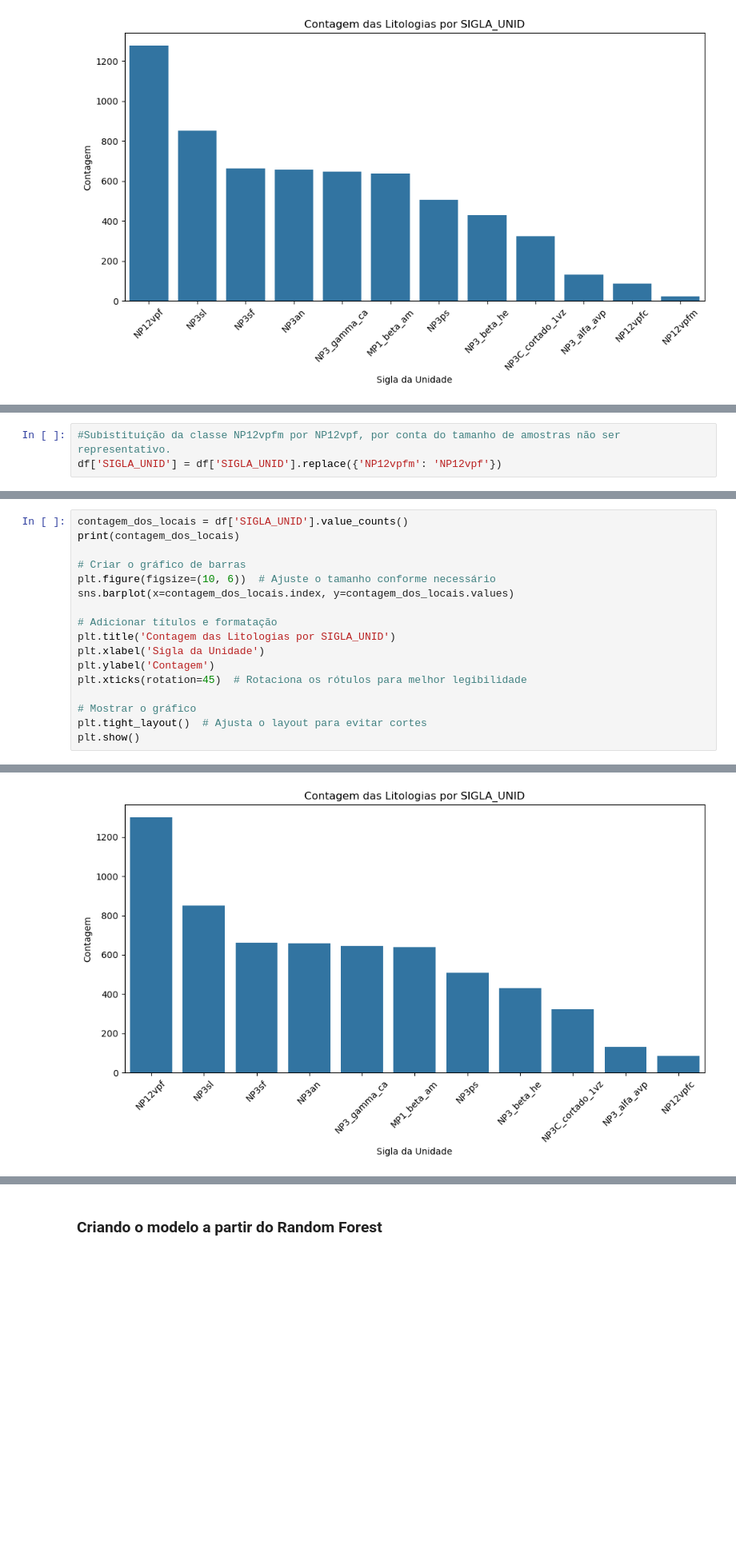
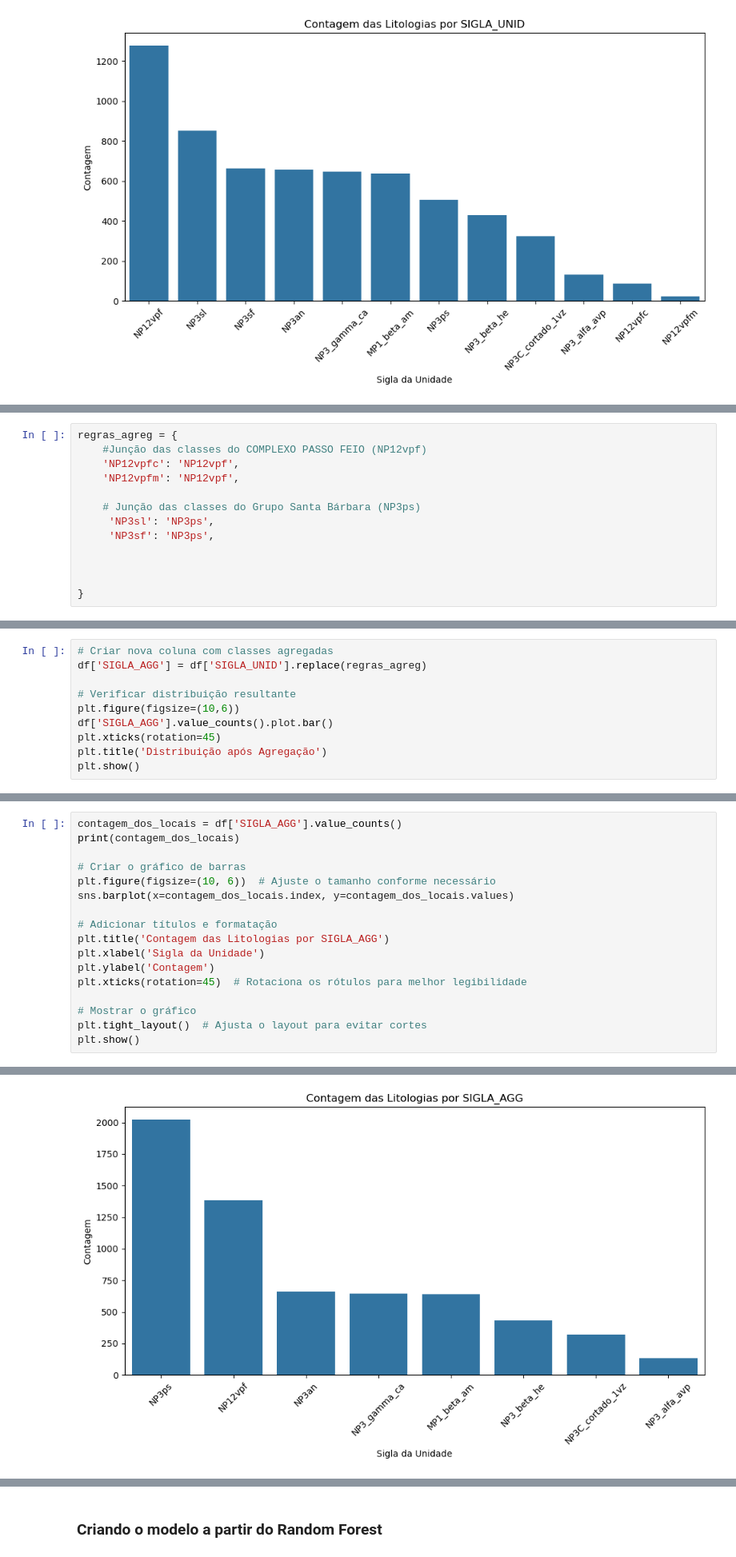
Before and after one commit to Matias-Valladao/ML-GeoPredict-Lavras, a Jupyter notebook: RF_PassFeio_So_RF_V1,2.ipynb, the cells around one changed output, grey strips where cells are left out. Shown at 80% size. Saved outputs shown, nothing was run; the diff lists cells and outputs as text; blank space fills up the shorter version.

```diff
--- a/RF_PassFeio_So_RF_V1,2.ipynb
+++ b/RF_PassFeio_So_RF_V1,2.ipynb
@@ -143,3 +260,13 @@ plt.show()
 # %%
-#Subistituição da classe NP12vpfm por NP12vpf, por conta do tamanho de amostras não ser representativo.
-df['SIGLA_UNID'] = df['SIGLA_UNID'].replace({'NP12vpfm': 'NP12vpf'})
+regras_agreg = {
+    #Junção das classes do COMPLEXO PASSO FEIO (NP12vpf)
+    'NP12vpfc': 'NP12vpf',
+    'NP12vpfm': 'NP12vpf',
+
+    # Junção das classes do Grupo Santa Bárbara (NP3ps)
+     'NP3sl': 'NP3ps',
+     'NP3sf': 'NP3ps',
+
+
+
+}
@@ -161,0 +273,10 @@ Name: count, dtype: int64
+# %%
+# Criar nova coluna com classes agregadas
+df['SIGLA_AGG'] = df['SIGLA_UNID'].replace(regras_agreg)
+
+# Verificar distribuição resultante
+plt.figure(figsize=(10,6))
+df['SIGLA_AGG'].value_counts().plot.bar()
+plt.xticks(rotation=45)
+plt.title('Distribuição após Agregação')
+plt.show()
@@ -162,5 +285,5 @@ Name: count, dtype: int64
 # %%
-contagem_dos_locais = df['SIGLA_UNID'].value_counts()
+contagem_dos_locais = df['SIGLA_AGG'].value_counts()
 print(contagem_dos_locais)
 
 # Criar o gráfico de barras
@@ -168,7 +291,7 @@ plt.figure(figsize=(10, 6))  # Ajuste o tamanho conforme necessário
 sns.barplot(x=contagem_dos_locais.index, y=contagem_dos_locais.values)
 
 # Adicionar títulos e formatação
-plt.title('Contagem das Litologias por SIGLA_UNID')
+plt.title('Contagem das Litologias por SIGLA_AGG')
 plt.xlabel('Sigla da Unidade')
 plt.ylabel('Contagem')
 plt.xticks(rotation=45)  # Rotaciona os rótulos para melhor legibilidade
@@ -192,3 +312,3 @@ NP12vpfc              87
 Name: count, dtype: int64
-[figure, old version]
+[figure, new version]
 # %%
```
Also changed, not shown: parts of 29 cells of this notebook.
